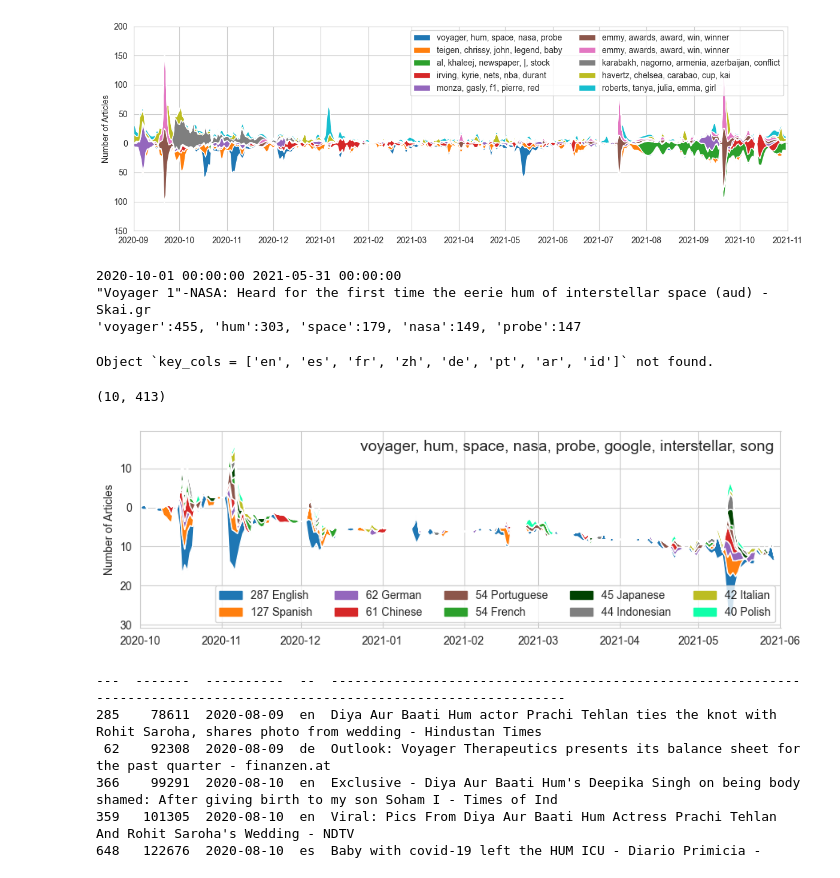
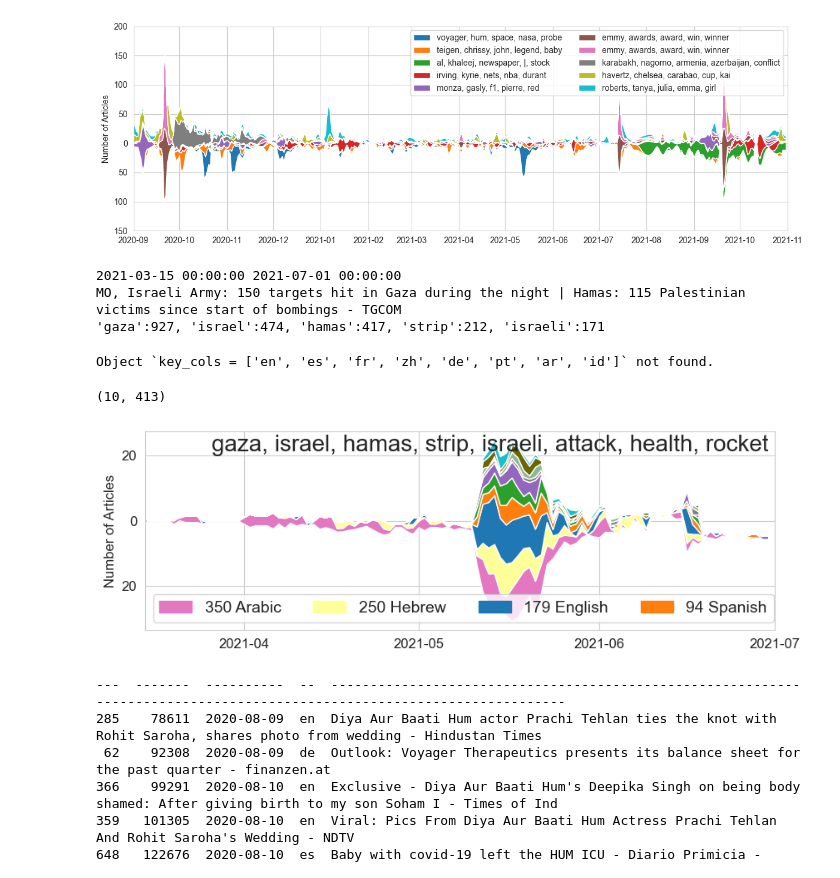
Before and after one commit to felixludos/babel-briefings, a Jupyter notebook: notebooks/best_articles.ipynb, the cells around one changed output. Saved outputs shown, nothing was run; the diff lists cells and outputs as text; code cells hidden in the pictures.

```diff
--- a/notebooks/best_articles.ipynb
+++ b/notebooks/best_articles.ipynb
@@ -346,6 +344,12 @@ clustercenter, start_date, end_date = 6833802, datetime(2021, 9, 1), datetime(20
 
 clustercenter, start_date, end_date = 5010380, datetime(2021, 3, 1), datetime(2021, 8, 1)
 clustercenter, start_date, end_date = 4612575, datetime(2020, 10, 1), datetime(2021, 6, 1)
+
+clustercenter, start_date, end_date = 2976484, datetime(2020, 12, 1), datetime(2021, 4, 1)
+clustercenter, start_date, end_date = 1971973, datetime(2020, 10, 1), datetime(2021, 2, 1)
+clustercenter, start_date, end_date = 3963986, datetime(2020, 12, 1), datetime(2021, 4, 15)
+clustercenter, start_date, end_date = 4647262, datetime(2021, 3, 15), datetime(2021, 7, 1)
+
 
 # clustercenter, start_date, end_date = 2976484, datetime(2020, 12, 31), datetime(2021, 3, 14)
 # clustercenter, start_date, end_date = 7069994, datetime(2020, 9, 1), datetime(2020, 12, 1)
@@ -391,9 +395,9 @@ import colorcet as cc
 
 lang_colors = {l: cc.cm.glasbey_category10.colors[i] for i, l in enumerate(lang_number)}
 # %% [output]
-2020-10-01 00:00:00 2021-05-31 00:00:00
-"Voyager 1"-NASA: Heard for the first time the eerie hum of interstellar space (aud) - Skai.gr
-'voyager':455, 'hum':303, 'space':179, 'nasa':149, 'probe':147
+2021-03-15 00:00:00 2021-07-01 00:00:00
+MO, Israeli Army: 150 targets hit in Gaza during the night | Hamas: 115 Palestinian victims since start of bombings - TGCOM
+'gaza':927, 'israel':474, 'hamas':417, 'strip':212, 'israeli':171
 # %%
 ?key_cols = ['en', 'es', 'fr', 'zh', 'de', 'pt', 'ar', 'id']
 key_cols = list(lang_number.keys())
@@ -451,38 +455,41 @@ Y = cYs
 # 	plt.fill_between(dates, lb, Y[:, i], alpha=.3)
 # 	lb = Y[:, i]
 
+
+# plt.rcParams.update({'font.size': 12})
+
 out = plt.stackplot(dates, Ys.T, ls='', alpha=1, baseline = 'weighted_wiggle', colors=[lang_colors[l] for l in labels]);
 
 patches = [mpatches.Patch(color=lang_colors[label], label=
 							# lang_names[label]
 						  f'{int(num)} {lang_names[label]}'
 						  )
 		   for c, label, num in zip(cc.cm.glasbey_category10.colors, key_cols, num_stats)]
 
 plt.gca().xaxis.set_major_locator(mdates.MonthLocator())
 plt.gca().xaxis.set_major_formatter(mdates.DateFormatter('%Y-%m'))
 # Set the date range for the x-axis
 plt.xlim(start_date, end_date)
 
 
 # plt.legend(handles=lines + patches);
-plt.legend(handles=patches, ncols=5, loc='lower right');
+plt.legend(handles=patches[:4], ncols=4, loc='lower left', fontsize=14);
 # plt.xlabel('Date');
 plt.ylabel('Number of Articles');
 # plt.yticks()
 plt.yticks(plt.yticks()[0][1:-1], [f'{abs(int(tick))}' for tick in plt.yticks()[0]][1:-1])
 
 plt.text(0.99, 0.9, ', '.join(f'{w}' for w, c in cluster_bags[clustercenter].most_common(8)),
 		 horizontalalignment='right',
 		 # verticalalignment='center',
 		 transform=plt.gca().transAxes,
-		 fontsize=14,
+		 fontsize=20,
 		 # bbox=dict(facecolor='white', alpha=0.5, edgecolor='none')
 		 )
 
 plt.tight_layout();
 
 # plt.imshow(Ys, aspect='auto', cmap='viridis');
 # %% [output]
-[figure, old version]
+[figure, new version]
 # %%
```
Also changed, not shown: parts of 2 cells of this notebook, 1 other file.
